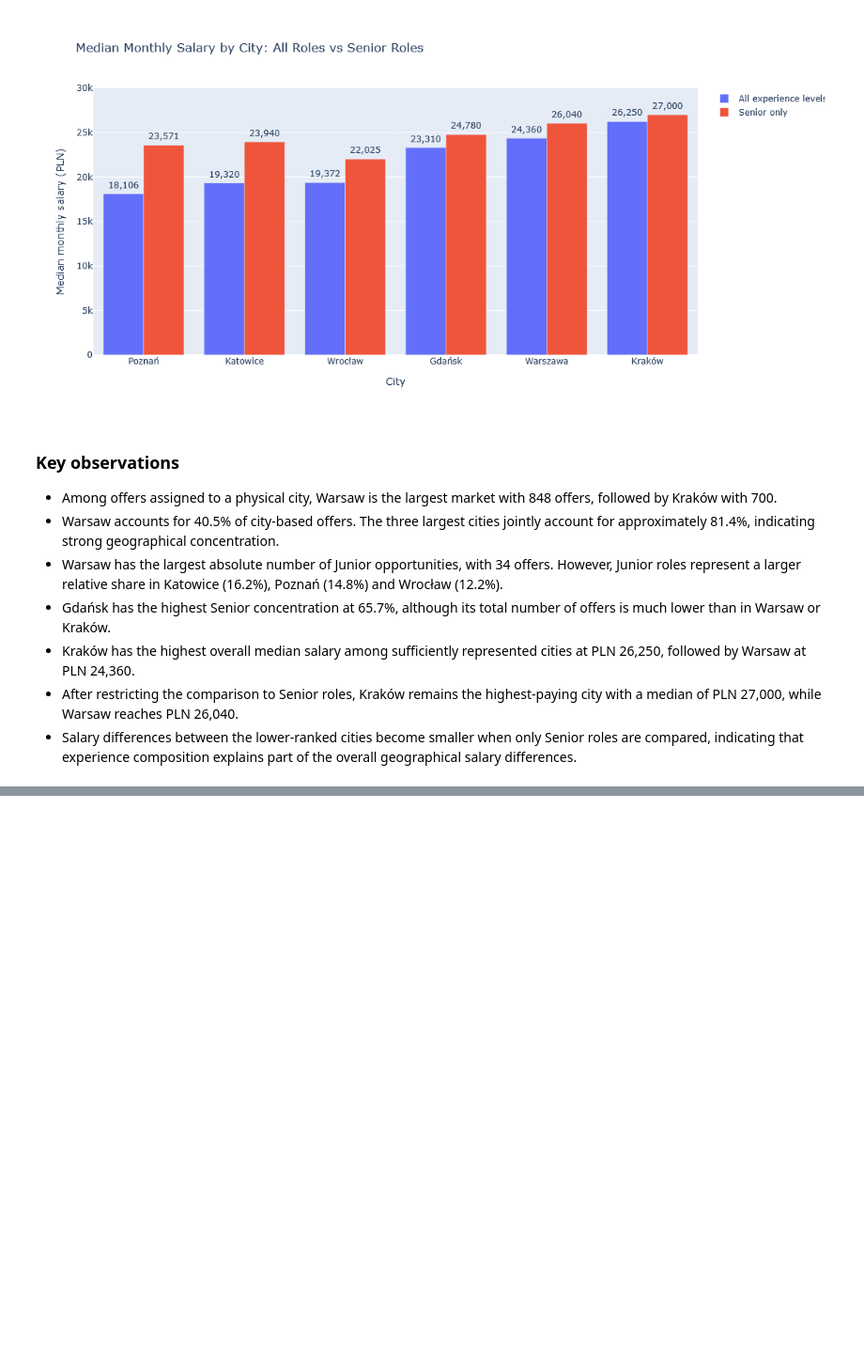
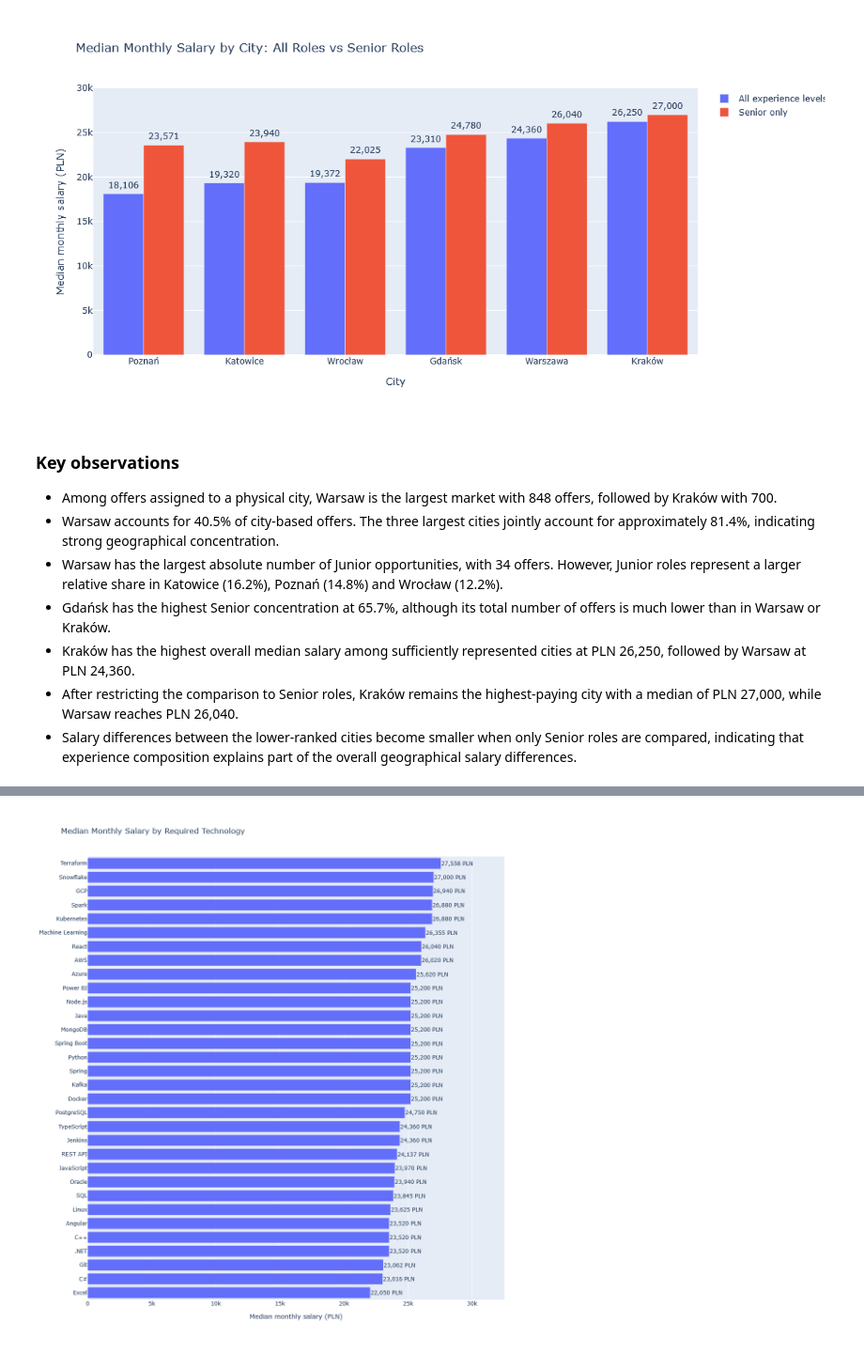
Before and after one commit to MateuszWojno/job_market_intelligence, a Jupyter notebook: notebooks/eda.ipynb, the cells around one changed output, grey strips where cells are left out. Shown at 94% size. Drawn from its saved outputs; the diff is of its cells as text; code cells hidden in the pictures; blank space fills up the shorter version.

```diff
--- a/notebooks/eda.ipynb
+++ b/notebooks/eda.ipynb
@@ -2938,0 +3020,8 @@ fig.show()
+# %%
+df["required_skills_length"] = (
+    df["required_skills"]
+    .fillna("")
+    .str.len()
+)
+
+df["required_skills_length"].describe()
@@ -2938,0 +3474,10 @@ fig.show()
+# %%
+skill_salary_df = skills_long.loc[
+    skills_long["salary_analysis_eligible"]
+    & skills_long[
+        "salary_mid_pln_monthly"
+    ].between(
+        5000,
+        100000,
+    )
+].copy()
@@ -2938,0 +3547,44 @@ fig.show()
+# %%
+fig = px.bar(
+    salary_by_skill,
+    x="median_salary",
+    y="skill",
+    orientation="h",
+    text="median_salary",
+    title="Median Monthly Salary by Required Technology",
+    labels={
+        "median_salary":
+            "Median monthly salary (PLN)",
+        "skill": "Technology",
+    },
+    hover_data={
+        "job_offers": True,
+        "q1_salary": ":,.0f",
+        "q3_salary": ":,.0f",
+    },
+)
+
+fig.update_traces(
+    texttemplate="%{text:,.0f} PLN",
+    textposition="outside",
+    cliponaxis=False,
+)
+
+fig.update_layout(
+    showlegend=False,
+    height=max(
+        550,
+        len(salary_by_skill) * 36,
+    ),
+    yaxis_title=None,
+    xaxis_range=[
+        0,
+        salary_by_skill[
+            "median_salary"
+        ].max() * 1.18,
+    ],
+)
+
+fig.show()
+# %% [output]
+[figure, added]
```
Also changed, not shown: parts of 38 cells of this notebook.
